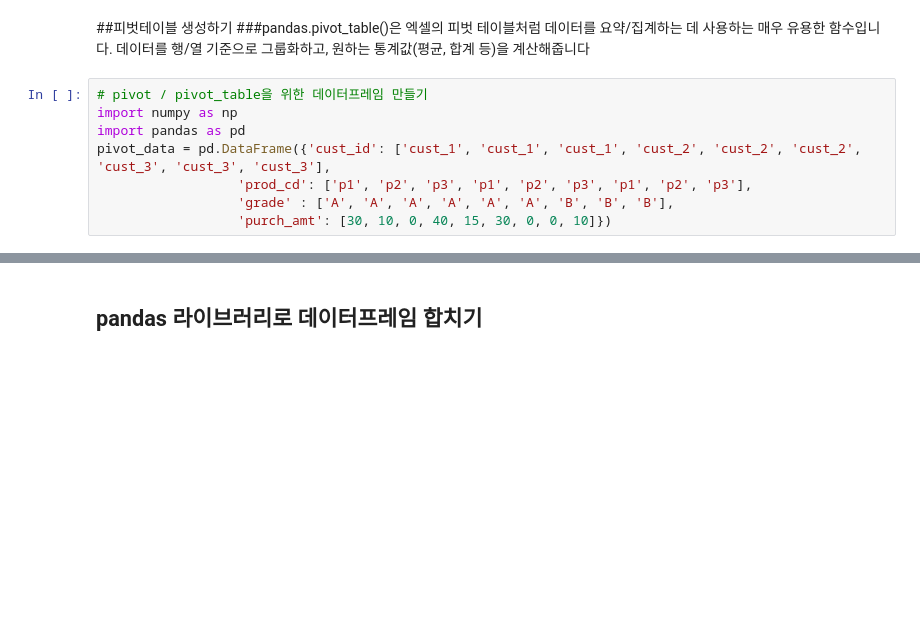
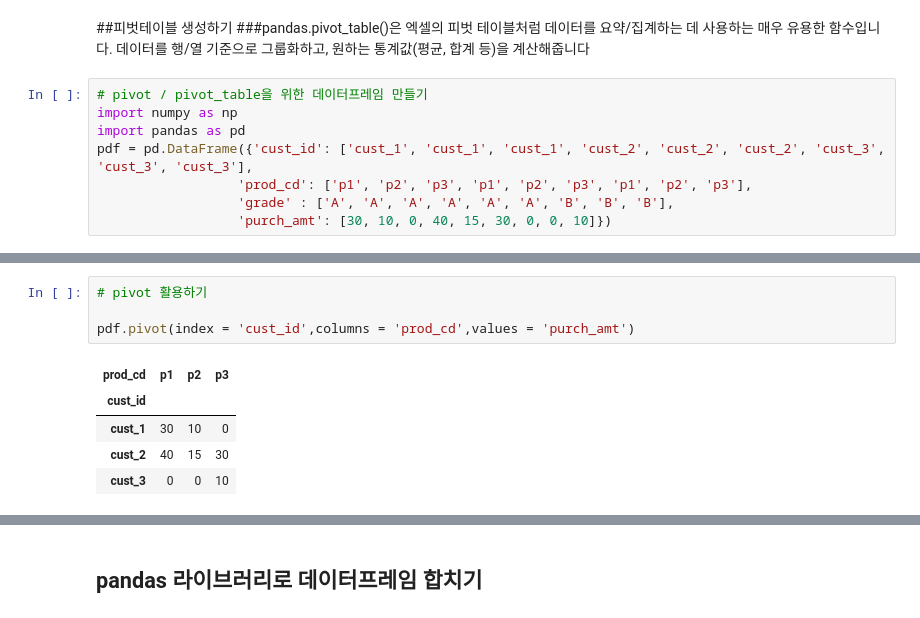
Before and after one commit to JongHyun070105/MachineLearning2025, a Jupyter notebook: 3710박종현_pandas_pivot_merge_concat(실습).ipynb, the cells around one changed output, grey strips where cells are left out. Saved outputs shown, nothing was run; the diff lists cells and outputs as text; blank space fills up the shorter version.

```diff
--- a/3710박종현_pandas_pivot_merge_concat(실습).ipynb
+++ b/3710박종현_pandas_pivot_merge_concat(실습).ipynb
@@ -10,7 +10,7 @@ import numpy as np
 # pivot / pivot_table을 위한 데이터프레임 만들기
 import numpy as np
 import pandas as pd
-pivot_data = pd.DataFrame({'cust_id': ['cust_1', 'cust_1', 'cust_1', 'cust_2', 'cust_2', 'cust_2', 'cust_3', 'cust_3', 'cust_3'],
+pdf = pd.DataFrame({'cust_id': ['cust_1', 'cust_1', 'cust_1', 'cust_2', 'cust_2', 'cust_2', 'cust_3', 'cust_3', 'cust_3'],
                   'prod_cd': ['p1', 'p2', 'p3', 'p1', 'p2', 'p3', 'p1', 'p2', 'p3'],
                   'grade' : ['A', 'A', 'A', 'A', 'A', 'A', 'B', 'B', 'B'],
                   'purch_amt': [30, 10, 0, 40, 15, 30, 0, 0, 10]})
@@ -30 +17,11 @@ pivot_data = pd.DataFrame({'cust_id': ['cust_1', 'cust_1', 'cust_1', 'cust_2', '
+# %%
+# pivot 활용하기
+
+pdf.pivot(index = 'cust_id',columns = 'prod_cd',values = 'purch_amt')
+# %% [output]
+| prod_cd | p1 | p2 | p3 |
+| cust_id |  |  |  |
+| cust_1 | 30 | 10 | 0 |
+| cust_2 | 40 | 15 | 30 |
+| cust_3 | 0 | 0 | 10 |
 # %%
```
Also changed, not shown: parts of 28 cells of this notebook.
